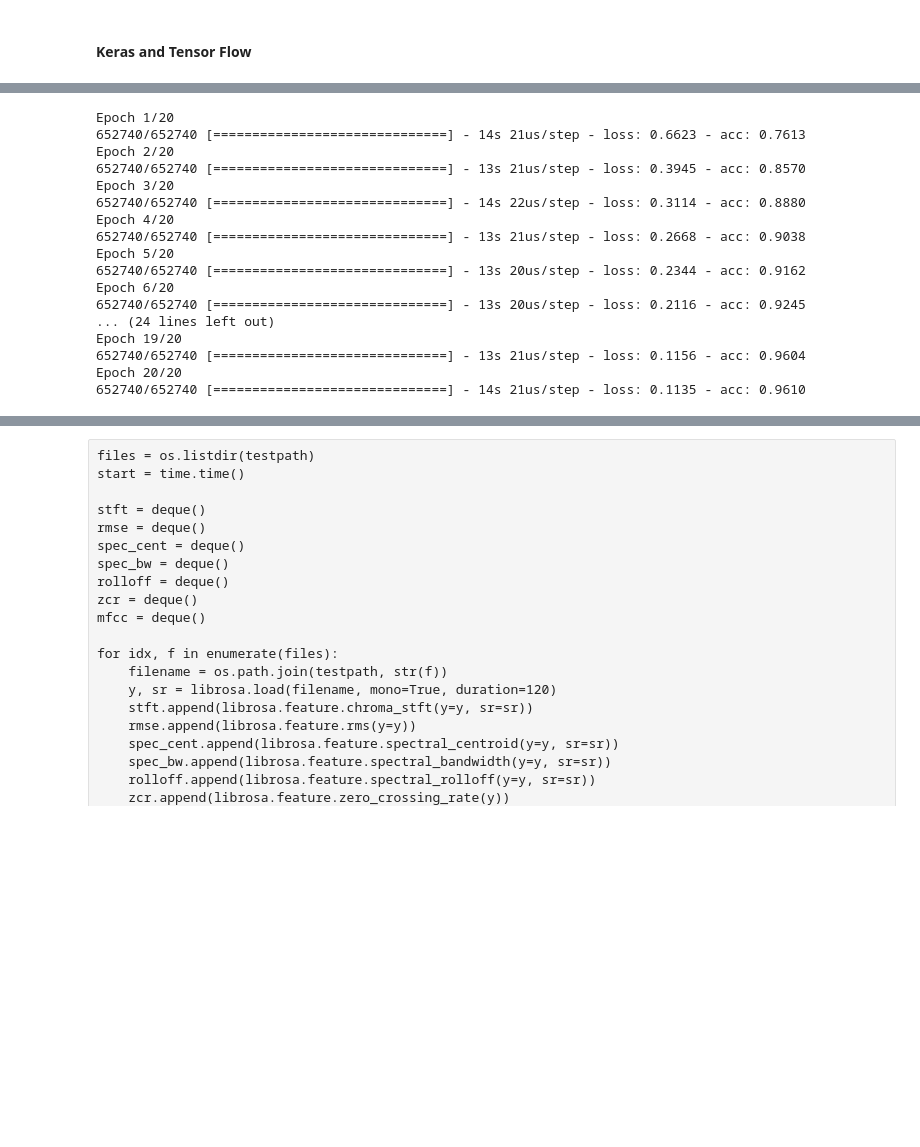
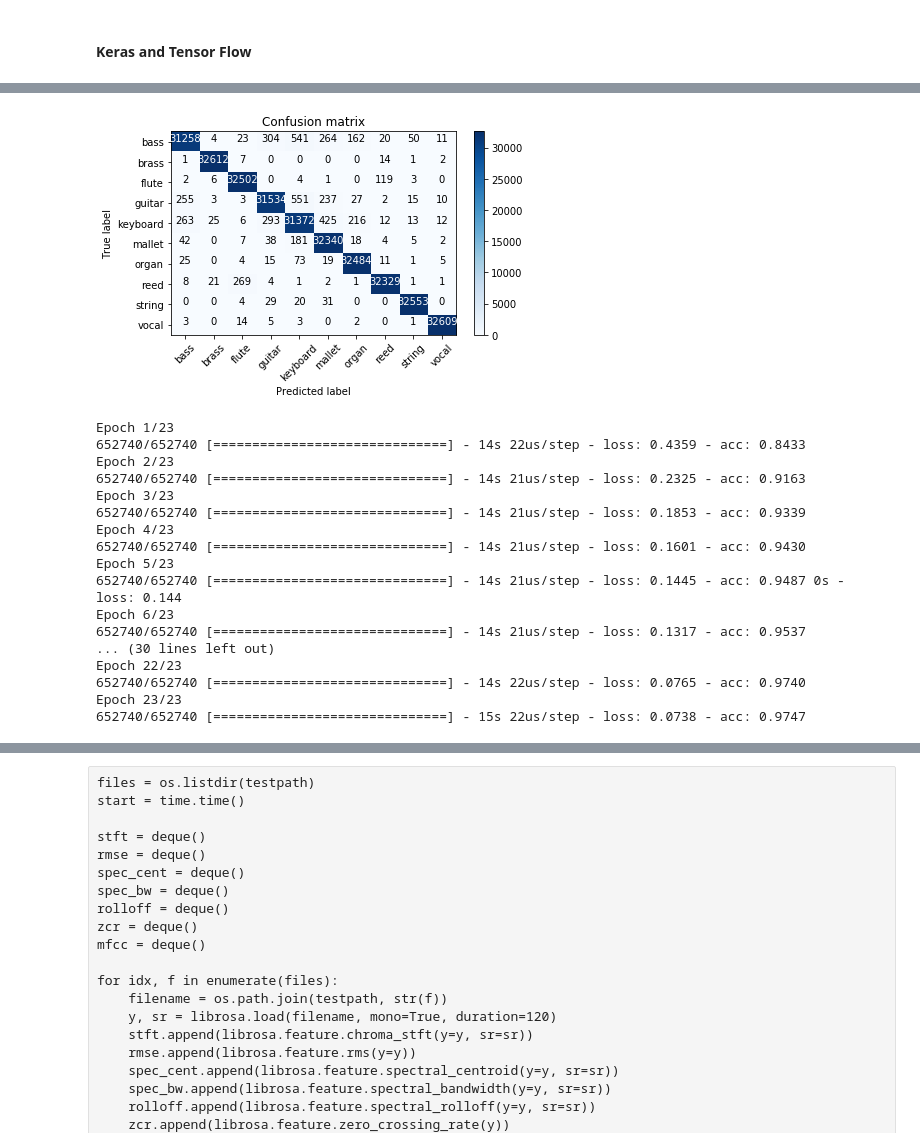
Before and after one commit to rsouza/oeawai, a Jupyter notebook: Challenge/feature_extraction.ipynb, the cells around one changed output, grey strips where cells are left out. Saved outputs shown, nothing was run; the diff lists cells and outputs as text; code cells hidden in the pictures; blank space fills up the shorter version.

```diff
--- a/Challenge/feature_extraction.ipynb
+++ b/Challenge/feature_extraction.ipynb
@@ -431,8 +431,9 @@ clf_eval(yhat, ybal[test_index])
 # creating a model
 model = models.Sequential()
 model.add(layers.Dense(256, activation='relu', input_shape=(Xbal[train_index].shape[1],)))
+model.add(layers.Dropout(0.1))
 model.add(layers.Dense(128, activation='relu'))
-model.add(layers.Dropout(0.3))
+model.add(layers.Dropout(0.2))
 model.add(layers.Dense(64, activation='relu'))
 model.add(layers.Dense(10, activation='softmax'))
 model.compile(optimizer='adam',
@@ -476,9 +477,11 @@ Epoch 23/25
+[figure, added]
 # %%
 # training with all data
 model = models.Sequential()
 model.add(layers.Dense(256, activation='relu', input_shape=(Xbal.shape[1],)))
+model.add(layers.Dropout(0.1))
 model.add(layers.Dense(128, activation='relu'))
-model.add(layers.Dropout(0.5))
+model.add(layers.Dropout(0.2))
 model.add(layers.Dense(64, activation='relu'))
 model.add(layers.Dense(10, activation='softmax'))
 model.compile(optimizer='adam',
@@ -488,28 +491,28 @@ model.compile(optimizer='adam',
 history = model.fit(Xbal,
                     ybal,
                     #validation_split=0.1,
-                    epochs=20,
+                    epochs=23,
                     batch_size=64,
                     #callbacks=[metrics]
                    )
 # %% [output]
-Epoch 1/20
-652740/652740 [==============================] - 14s 21us/step - loss: 0.6623 - acc: 0.7613
-Epoch 2/20
-652740/652740 [==============================] - 13s 21us/step - loss: 0.3945 - acc: 0.8570
-Epoch 3/20
-652740/652740 [==============================] - 14s 22us/step - loss: 0.3114 - acc: 0.8880
-Epoch 4/20
-652740/652740 [==============================] - 13s 21us/step - loss: 0.2668 - acc: 0.9038
-Epoch 5/20
-652740/652740 [==============================] - 13s 20us/step - loss: 0.2344 - acc: 0.9162
-Epoch 6/20
-652740/652740 [==============================] - 13s 20us/step - loss: 0.2116 - acc: 0.9245
-... (24 lines left out)
-Epoch 19/20
-652740/652740 [==============================] - 13s 21us/step - loss: 0.1156 - acc: 0.9604
-Epoch 20/20
-652740/652740 [==============================] - 14s 21us/step - loss: 0.1135 - acc: 0.9610
+Epoch 1/23
+652740/652740 [==============================] - 14s 22us/step - loss: 0.4359 - acc: 0.8433
+Epoch 2/23
+652740/652740 [==============================] - 14s 21us/step - loss: 0.2325 - acc: 0.9163
+Epoch 3/23
+652740/652740 [==============================] - 14s 21us/step - loss: 0.1853 - acc: 0.9339
+Epoch 4/23
+652740/652740 [==============================] - 14s 21us/step - loss: 0.1601 - acc: 0.9430
+Epoch 5/23
+652740/652740 [==============================] - 14s 21us/step - loss: 0.1445 - acc: 0.9487 0s - loss: 0.144
+Epoch 6/23
+652740/652740 [==============================] - 14s 21us/step - loss: 0.1317 - acc: 0.9537
+... (30 lines left out)
+Epoch 22/23
+652740/652740 [==============================] - 14s 22us/step - loss: 0.0765 - acc: 0.9740
+Epoch 23/23
+652740/652740 [==============================] - 15s 22us/step - loss: 0.0738 - acc: 0.9747
 # %%
 # serialize model to JSON
 model_json = model.to_json()
```
Also changed, not shown: parts of 6 cells of this notebook.
